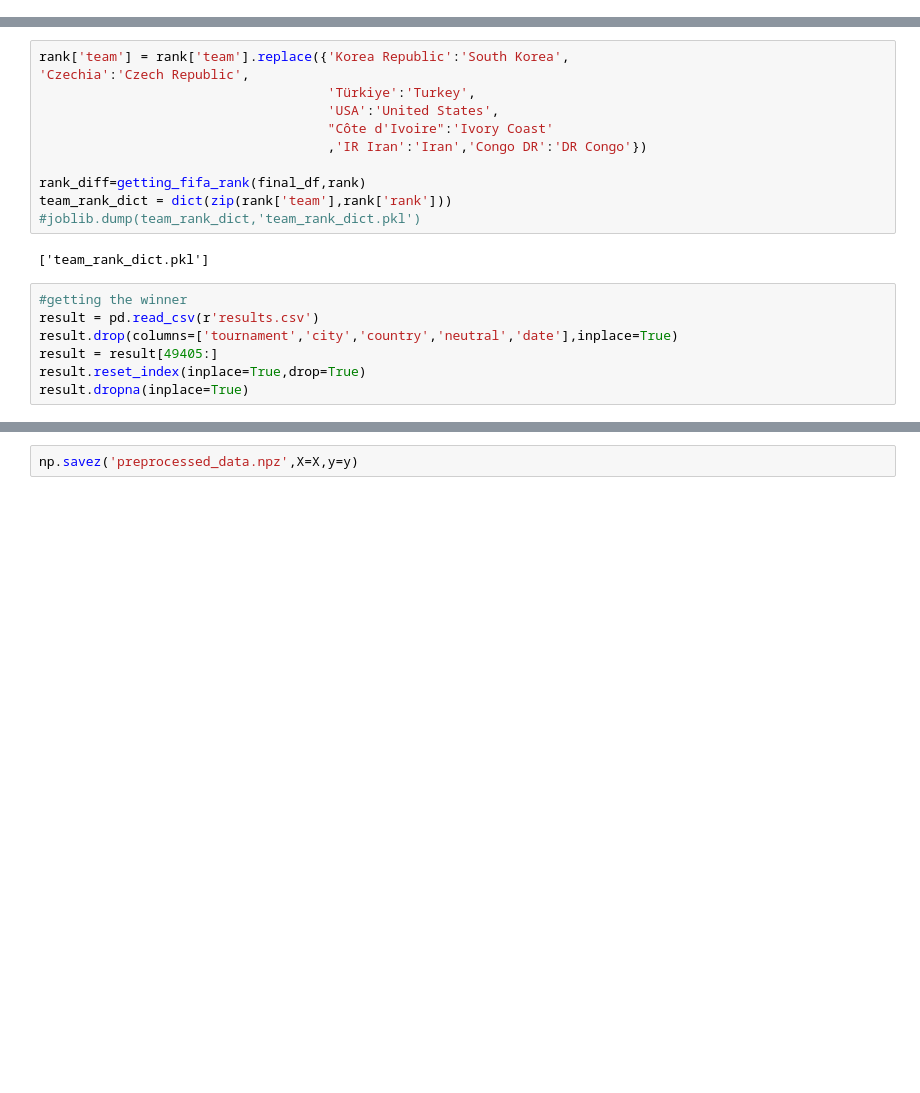
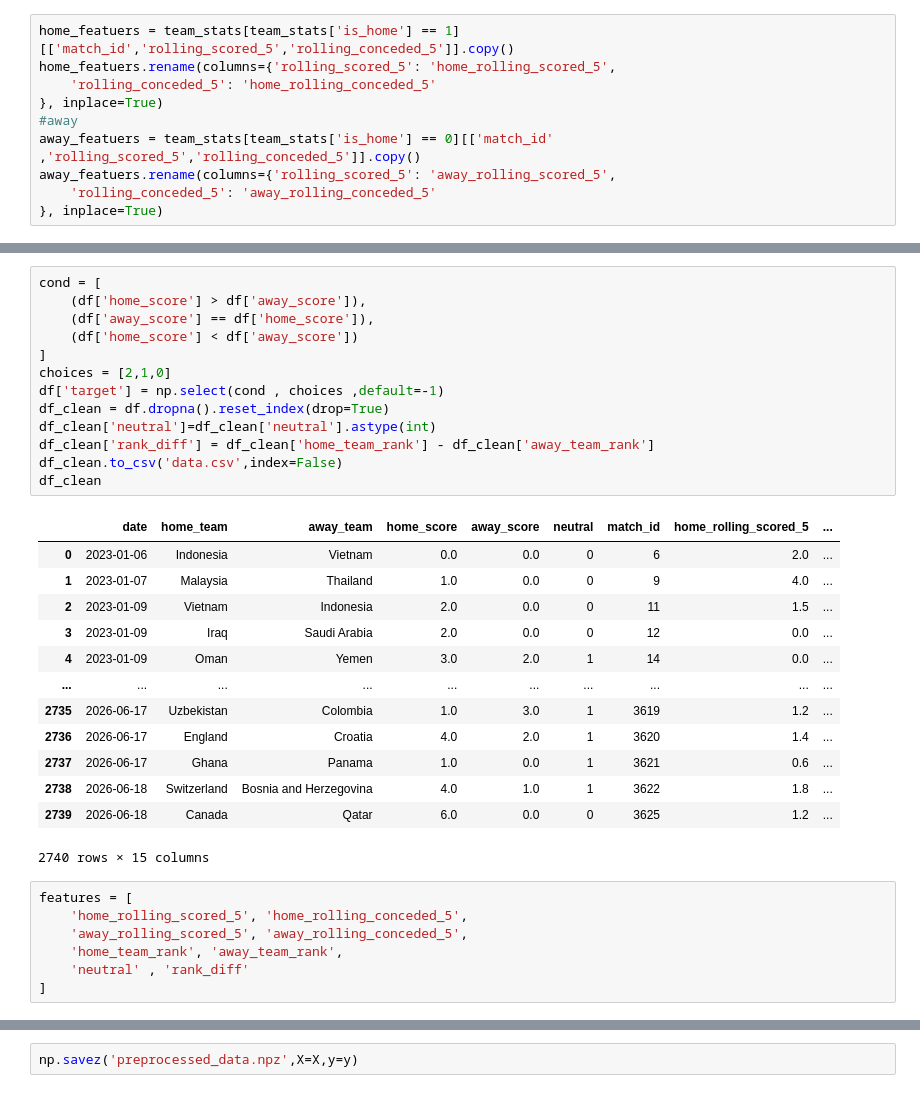
Before and after one commit to MoBTD10/Fifa-world-cup-2026-predicator, a Jupyter notebook: data_preprocess.ipynb, the cells around one changed output, grey strips where cells are left out. Drawn from its saved outputs; the diff is of its cells as text; blank space fills up the shorter version.

```diff
--- a/data_preprocess.ipynb
+++ b/data_preprocess.ipynb
@@ -67,0 +45,10 @@ final_df.head(80)
+# %%
+home_featuers = team_stats[team_stats['is_home'] == 1][['match_id','rolling_scored_5','rolling_conceded_5']].copy()
+home_featuers.rename(columns={'rolling_scored_5': 'home_rolling_scored_5',
+    'rolling_conceded_5': 'home_rolling_conceded_5'
+}, inplace=True)
+#away
+away_featuers = team_stats[team_stats['is_home'] == 0][['match_id' ,'rolling_scored_5','rolling_conceded_5']].copy()
+away_featuers.rename(columns={'rolling_scored_5': 'away_rolling_scored_5',
+    'rolling_conceded_5': 'away_rolling_conceded_5'
+}, inplace=True)
@@ -113,20 +106,34 @@ def getting_fifa_rank(final_df,rank):
 # %%
-rank['team'] = rank['team'].replace({'Korea Republic':'South Korea',
-'Czechia':'Czech Republic',
-                                     'Türkiye':'Turkey',
-                                     'USA':'United States',
-                                     "Côte d'Ivoire":'Ivory Coast'
-                                     ,'IR Iran':'Iran','Congo DR':'DR Congo'})
-
-rank_diff=getting_fifa_rank(final_df,rank)
-team_rank_dict = dict(zip(rank['team'],rank['rank']))
-#joblib.dump(team_rank_dict,'team_rank_dict.pkl')
+cond = [
+    (df['home_score'] > df['away_score']),
+    (df['away_score'] == df['home_score']),
+    (df['home_score'] < df['away_score'])
+]
+choices = [2,1,0]
+df['target'] = np.select(cond , choices ,default=-1)
+df_clean = df.dropna().reset_index(drop=True)
+df_clean['neutral']=df_clean['neutral'].astype(int)
+df_clean['rank_diff'] = df_clean['home_team_rank'] - df_clean['away_team_rank']
+df_clean.to_csv('data.csv',index=False)
+df_clean
 # %% [output]
+|  | date | home_team | away_team | home_score | away_score | neutral | match_id | home_rolling_scored_5 | ... |
+| 0 | 2023-01-06 | Indonesia | Vietnam | 0.0 | 0.0 | 0 | 6 | 2.0 | ... |
+| 1 | 2023-01-07 | Malaysia | Thailand | 1.0 | 0.0 | 0 | 9 | 4.0 | ... |
+| 2 | 2023-01-09 | Vietnam | Indonesia | 2.0 | 0.0 | 0 | 11 | 1.5 | ... |
+| 3 | 2023-01-09 | Iraq | Saudi Arabia | 2.0 | 0.0 | 0 | 12 | 0.0 | ... |
+| 4 | 2023-01-09 | Oman | Yemen | 3.0 | 2.0 | 1 | 14 | 0.0 | ... |
+| ... | ... | ... | ... | ... | ... | ... | ... | ... | ... |
+| 2735 | 2026-06-17 | Uzbekistan | Colombia | 1.0 | 3.0 | 1 | 3619 | 1.2 | ... |
+| 2736 | 2026-06-17 | England | Croatia | 4.0 | 2.0 | 1 | 3620 | 1.4 | ... |
+| 2737 | 2026-06-17 | Ghana | Panama | 1.0 | 0.0 | 1 | 3621 | 0.6 | ... |
+| 2738 | 2026-06-18 | Switzerland | Bosnia and Herzegovina | 4.0 | 1.0 | 1 | 3622 | 1.8 | ... |
+| 2739 | 2026-06-18 | Canada | Qatar | 6.0 | 0.0 | 0 | 3625 | 1.2 | ... |
-['team_rank_dict.pkl']
+2740 rows × 15 columns
 # %%
-#getting the winner
-result = pd.read_csv(r'results.csv')
-result.drop(columns=['tournament','city','country','neutral','date'],inplace=True)
-result = result[49405:]
-result.reset_index(inplace=True,drop=True)
-result.dropna(inplace=True)
+features = [
+    'home_rolling_scored_5', 'home_rolling_conceded_5',
+    'away_rolling_scored_5', 'away_rolling_conceded_5',
+    'home_team_rank', 'away_team_rank',
+    'neutral' , 'rank_diff'
+]
```
Also changed, not shown: parts of 12 cells of this notebook, 16 other files.
